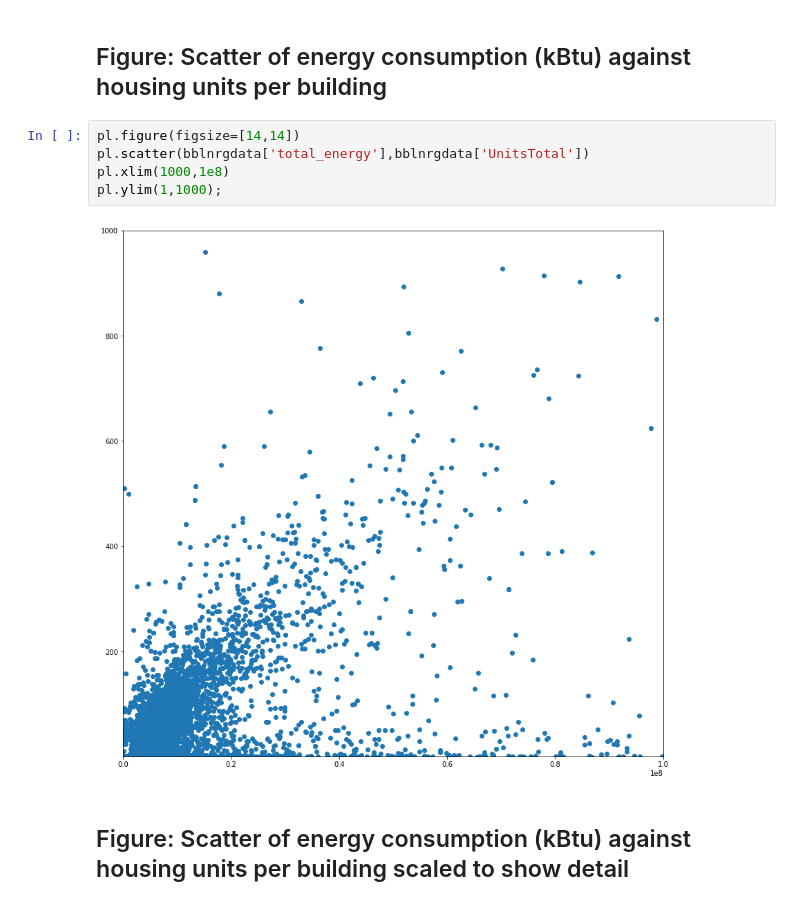
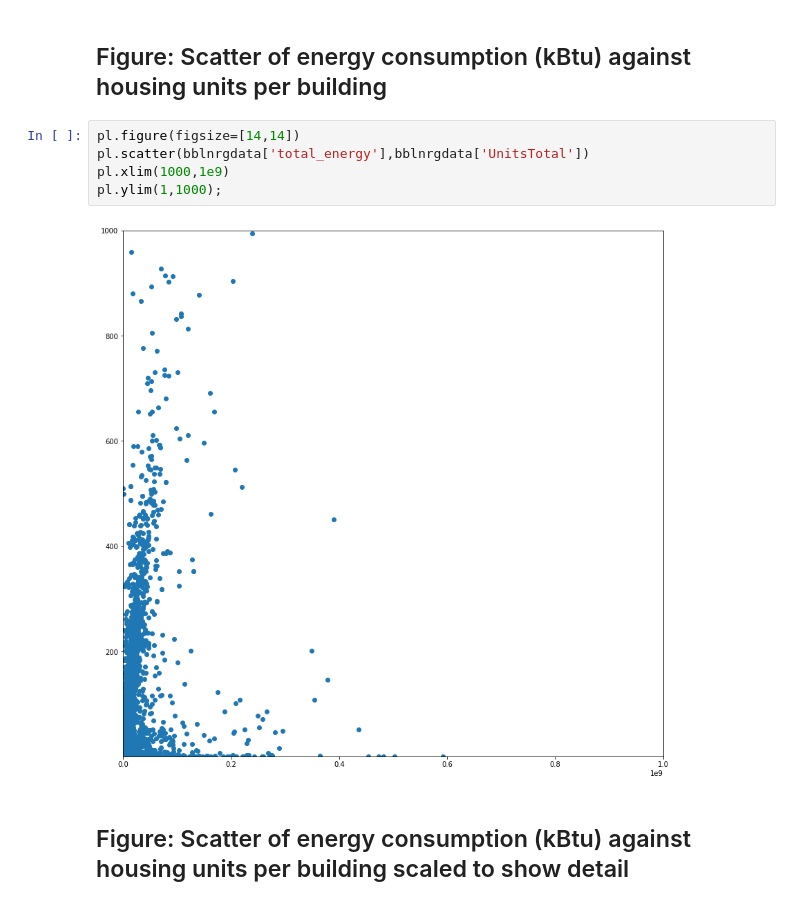
Before and after one commit to scheids1/PUI2017_nj935, a Jupyter notebook: HW6_nj935/HW6_nj935.ipynb, the cells around one changed output. Drawn from its saved outputs; the diff is of its cells as text.

```diff
--- a/HW6_nj935/HW6_nj935.ipynb
+++ b/HW6_nj935/HW6_nj935.ipynb
@@ -138,10 +139,10 @@ pl.ylabel('Number of Units')
 # %%
 pl.figure(figsize=[14,14])
 pl.scatter(bblnrgdata['total_energy'],bblnrgdata['UnitsTotal'])
-pl.xlim(1000,1e8)
+pl.xlim(1000,1e9)
 pl.ylim(1,1000);
 # %% [output]
-[figure, old version]
+[figure, new version]
 # %% [markdown]
 ## Figure: Scatter of energy consumption (kBtu) against housing units per building scaled to show detail
 # %%
```
Also changed, not shown: parts of 5 cells of this notebook.
